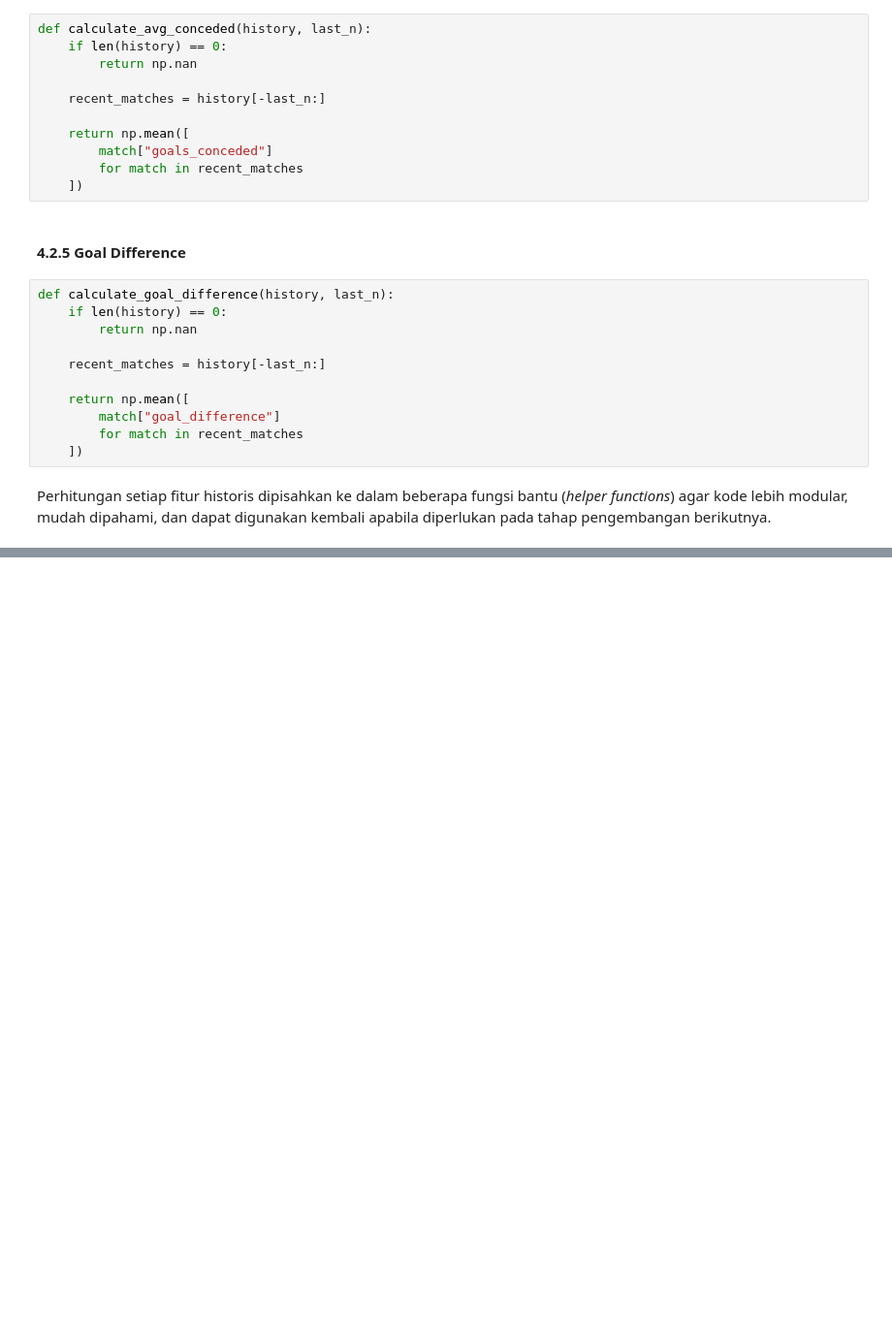
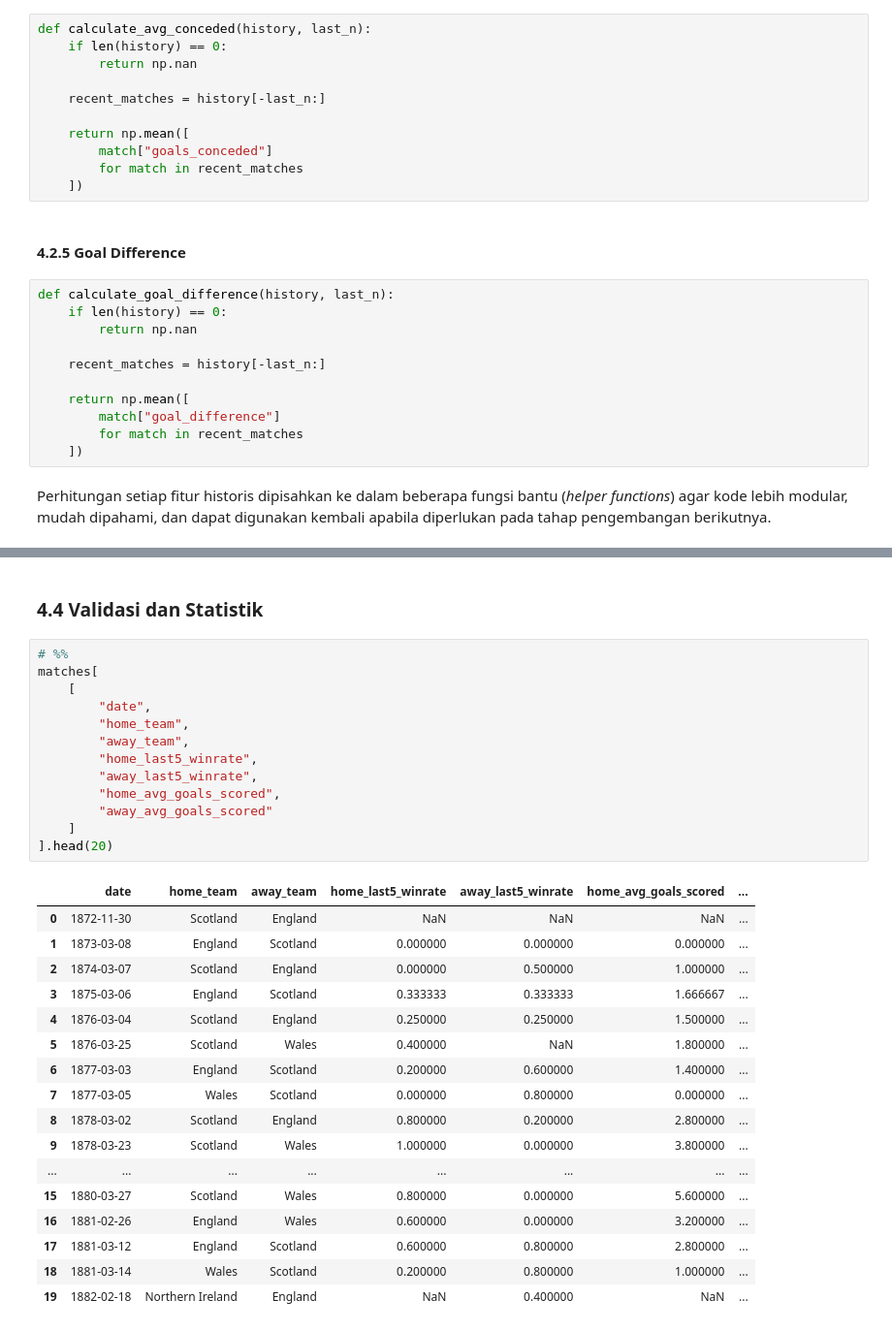
Before and after one commit to RyannPy/international-football-prediction, a Jupyter notebook: notebooks/07_historical_feature_engineering.ipynb, the cells around one changed output, grey strips where cells are left out. Shown at 97% size. Drawn from its saved outputs; the diff is of its cells as text; blank space fills up the shorter version.

```diff
--- a/notebooks/07_historical_feature_engineering.ipynb
+++ b/notebooks/07_historical_feature_engineering.ipynb
@@ -250,0 +372,33 @@ Perhitungan setiap fitur historis dipisahkan ke dalam beberapa fungsi bantu (*he
+# %% [markdown]
+### 4.4 Validasi dan Statistik
+# %%
+# %%
+matches[
+    [
+        "date",
+        "home_team",
+        "away_team",
+        "home_last5_winrate",
+        "away_last5_winrate",
+        "home_avg_goals_scored",
+        "away_avg_goals_scored"
+    ]
+].head(20)
+# %% [output]
+|  | date | home_team | away_team | home_last5_winrate | away_last5_winrate | home_avg_goals_scored | ... |
+| 0 | 1872-11-30 | Scotland | England | NaN | NaN | NaN | ... |
+| 1 | 1873-03-08 | England | Scotland | 0.000000 | 0.000000 | 0.000000 | ... |
+| 2 | 1874-03-07 | Scotland | England | 0.000000 | 0.500000 | 1.000000 | ... |
+| 3 | 1875-03-06 | England | Scotland | 0.333333 | 0.333333 | 1.666667 | ... |
+| 4 | 1876-03-04 | Scotland | England | 0.250000 | 0.250000 | 1.500000 | ... |
+| 5 | 1876-03-25 | Scotland | Wales | 0.400000 | NaN | 1.800000 | ... |
+| 6 | 1877-03-03 | England | Scotland | 0.200000 | 0.600000 | 1.400000 | ... |
+| 7 | 1877-03-05 | Wales | Scotland | 0.000000 | 0.800000 | 0.000000 | ... |
+| 8 | 1878-03-02 | Scotland | England | 0.800000 | 0.200000 | 2.800000 | ... |
+| 9 | 1878-03-23 | Scotland | Wales | 1.000000 | 0.000000 | 3.800000 | ... |
+| ... | ... | ... | ... | ... | ... | ... | ... |
+| 15 | 1880-03-27 | Scotland | Wales | 0.800000 | 0.000000 | 5.600000 | ... |
+| 16 | 1881-02-26 | England | Wales | 0.600000 | 0.000000 | 3.200000 | ... |
+| 17 | 1881-03-12 | England | Scotland | 0.600000 | 0.800000 | 2.800000 | ... |
+| 18 | 1881-03-14 | Wales | Scotland | 0.200000 | 0.800000 | 1.000000 | ... |
+| 19 | 1882-02-18 | Northern Ireland | England | NaN | 0.400000 | NaN | ... |
```
Also changed, not shown: parts of 14 cells of this notebook.
